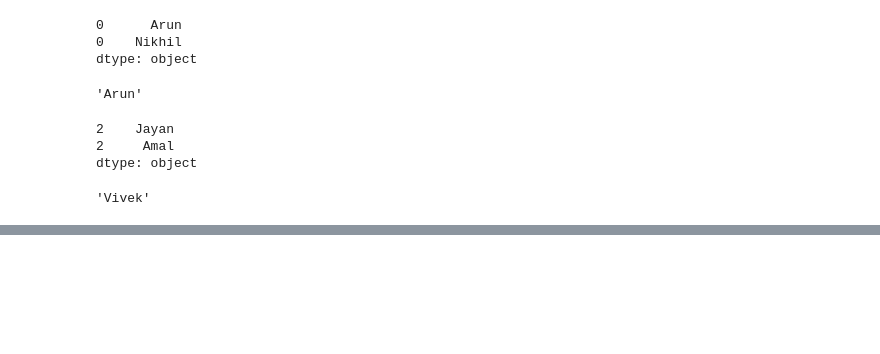
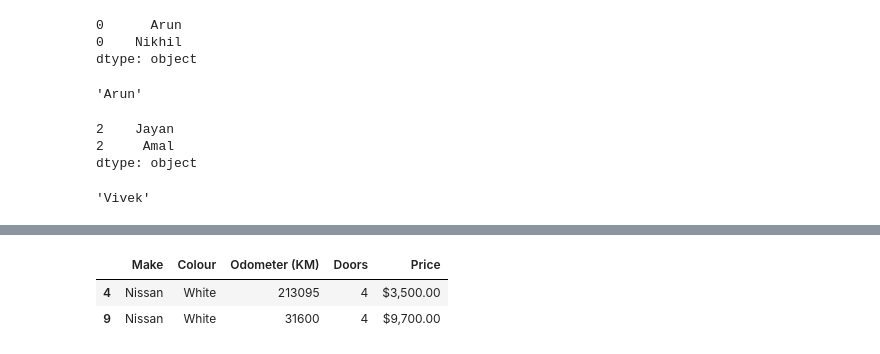
Before and after one commit to ArunJayan/MLLearning, a Jupyter notebook: pandas/pandas1.ipynb, the cells around one changed output, grey strips where cells are left out. Cells and saved outputs as stored; diff of their text form; code cells hidden in the pictures; blank space fills up the shorter version.

```diff
--- a/pandas/pandas1.ipynb
+++ b/pandas/pandas1.ipynb
@@ -354,0 +449,9 @@ names.iloc[2]
+# %%
+# Boolean indexing
+# in this type of indexing we will not specifiy the index explicitly
+# instead of that we use some boolean condition
+car_sales_data[car_sales_data.Make == "Nissan"]
+# %% [output]
+|  | Make | Colour | Odometer (KM) | Doors | Price |
+| 4 | Nissan | White | 213095 | 4 | $3,500.00 |
+| 9 | Nissan | White | 31600 | 4 | $9,700.00 |
```
Also changed, not shown: parts of 10 cells of this notebook.
